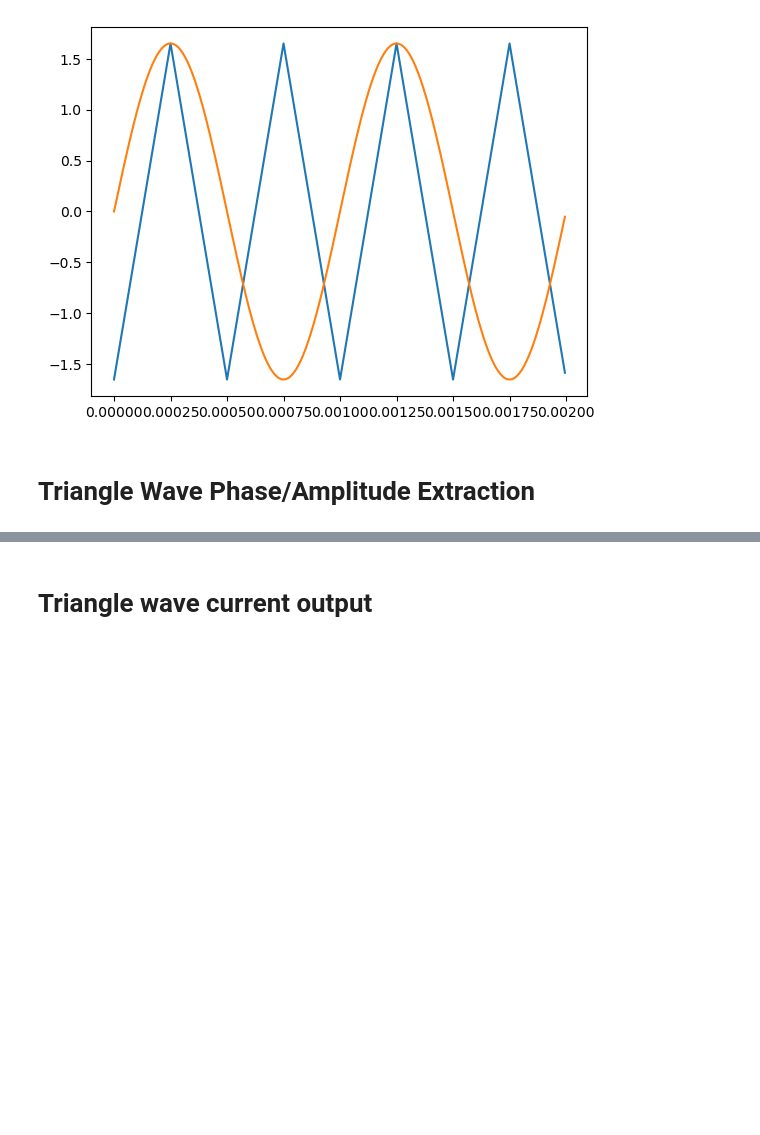
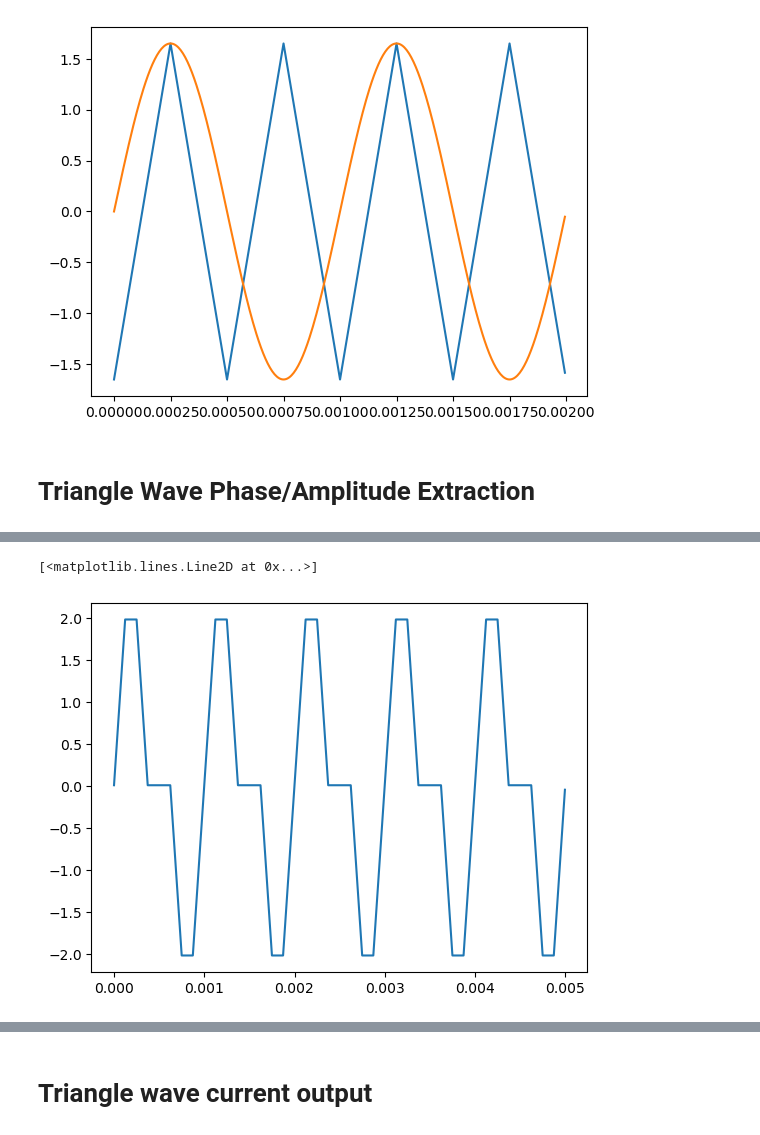
Before and after one commit to nazeern/nanotech, a Jupyter notebook: SimRC.ipynb, the cells around one changed output, grey strips where cells are left out. Drawn from its saved outputs; the diff is of its cells as text; code cells hidden in the pictures; blank space fills up the shorter version.

```diff
--- a/SimRC.ipynb
+++ b/SimRC.ipynb
@@ -529,0 +278,13 @@ np.dot(unit_wave, wave) * 3 / unit_wave.size
+# %%
+def phase_shift(wave, shift):
+    min_idx, max_idx = np.argmin(wave), np.argmax(wave)
+    half_cycle = abs(max_idx - min_idx)
+    offset = int(np.rint(half_cycle * shift / np.pi))
+    return np.roll(wave, offset)
+# %%
+# Create and plot shifted wave
+shifted_wave = phase_shift(wave1, np.pi / 2) + phase_shift(wave2, np.pi / 2)
+plt.plot(t, shifted_wave)
+# %% [output]
+[<matplotlib.lines.Line2D at 0x...>]
+[figure, added]
```
Also changed, not shown: parts of 58 cells of this notebook, 2 other files.
